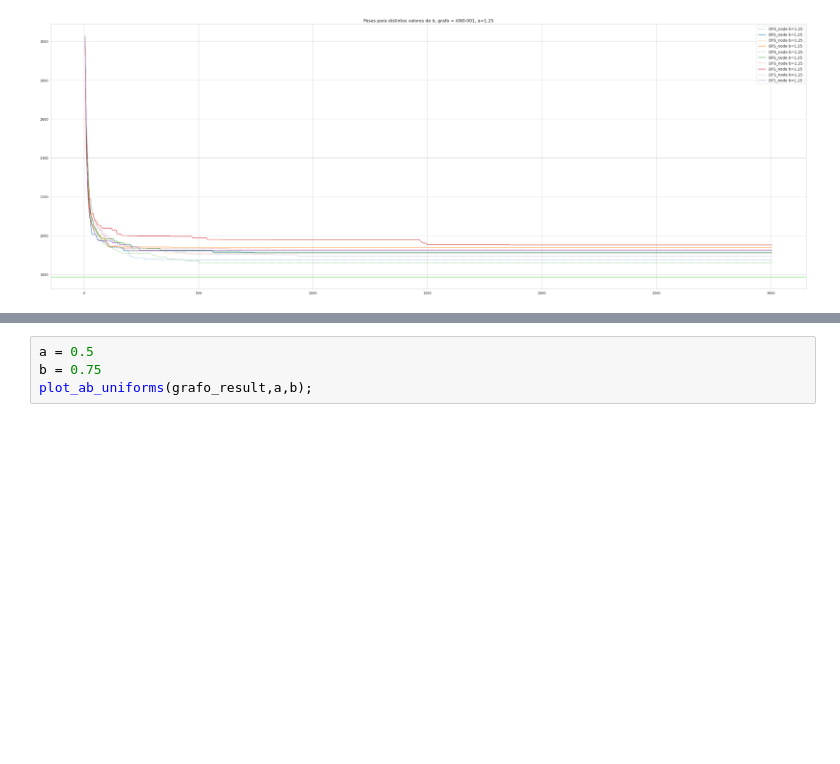
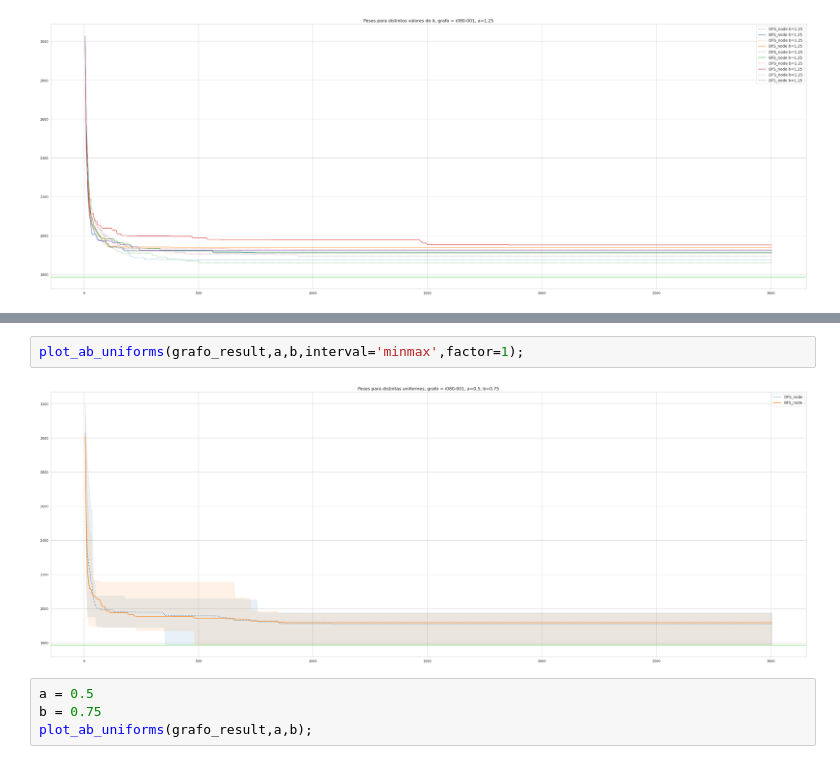
Before and after one commit to camilocarvajalreyes/steiner-tree-annealing, a Jupyter notebook: GridSearch.ipynb, the cells around one changed output, grey strips where cells are left out. Saved outputs shown, nothing was run; the diff lists cells and outputs as text; blank space fills up the shorter version.

```diff
--- a/GridSearch.ipynb
+++ b/GridSearch.ipynb
@@ -245,3 +292,7 @@ def plot_ab_uniforms(grafo_result,a,b,interval=None,log=False):
+# %%
+plot_ab_uniforms(grafo_result,a,b,interval='minmax',factor=1);
+# %% [output]
+[figure, added]
 # %%
 a = 0.5
 b = 0.75
```
Also changed, not shown: parts of 5 cells of this notebook.
